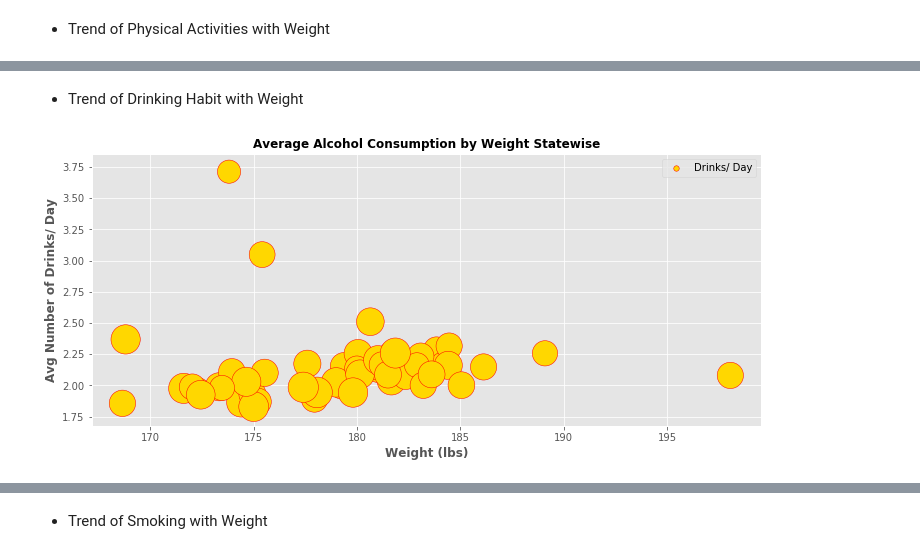
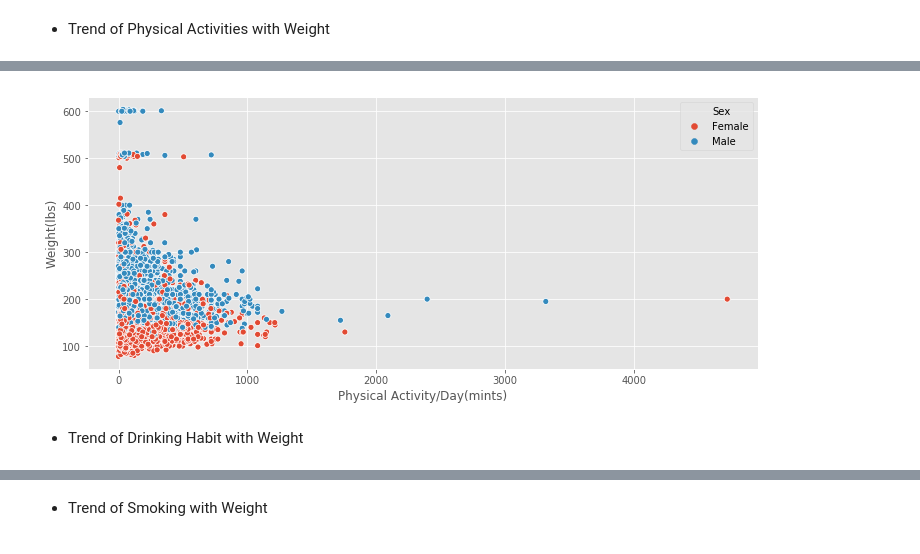
Before and after one commit to ic2019/groupb_project1, a Jupyter notebook: behavior_analysis.ipynb, the cells around one changed output, grey strips where cells are left out. Drawn from its saved outputs; the diff is of its cells as text; code cells hidden in the pictures.

```diff
--- a/behavior_analysis.ipynb
+++ b/behavior_analysis.ipynb
@@ -134,21 +110,9 @@ plt.show()
+# %%
+fig, ax = plt.subplots(figsize=(12,5))
+sns.scatterplot(x="Physical Activity/Day(mints)",y="Weight(lbs)",  hue="Sex", data=behavior_data_sample)
+
+fig.savefig("./Images/data_analysis/physical_wt.png")
+# %% [output]
+[figure, added]
 # %% [markdown]
 * Trend of Drinking Habit with Weight
-# %%
-fig, ax  = plt.subplots(figsize=(12, 5))
-y4 = avg_alcohol_state
-x = weight_avg_state
-plt.scatter(x,y4, s= avg_physical_activity_state * 10, marker='o',  facecolors="Gold", edgecolors="red" ,label = "Drinks/ Day")
-
-plt.xlabel("Weight (lbs)", fontweight="bold", fontsize="large")
-plt.ylabel("Avg Number of Drinks/ Day", fontweight="bold", fontsize="large")
-# plt.legend(['Avg Physical Activity/Day'])
-plt.title("Average Alcohol Consumption by Weight Statewise", fontweight="bold", fontsize="large")
-lgnd = plt.legend()
-for handle in lgnd.legendHandles:
-    handle.set_sizes([30.0])
-
-fig.savefig("./Images/data_analysis/alcohol_wt.png")
-
-plt.show()
-# %% [output]
-[figure, removed]
```
Also changed, not shown: parts of 17 cells of this notebook, 5 other files.
